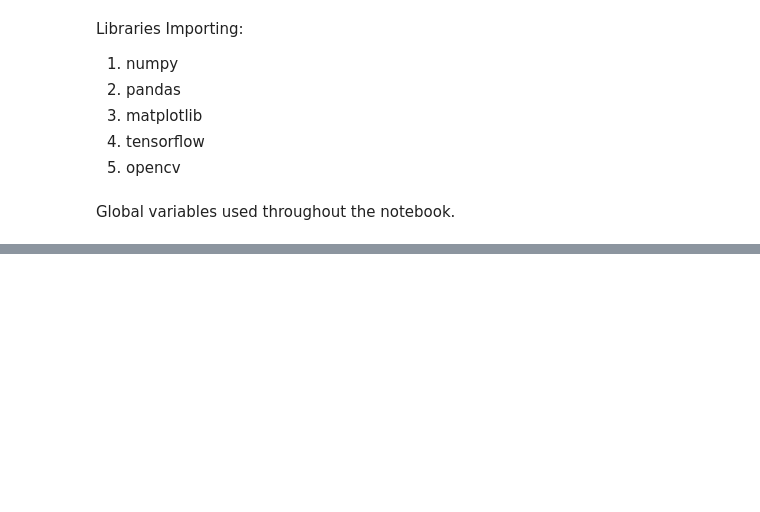
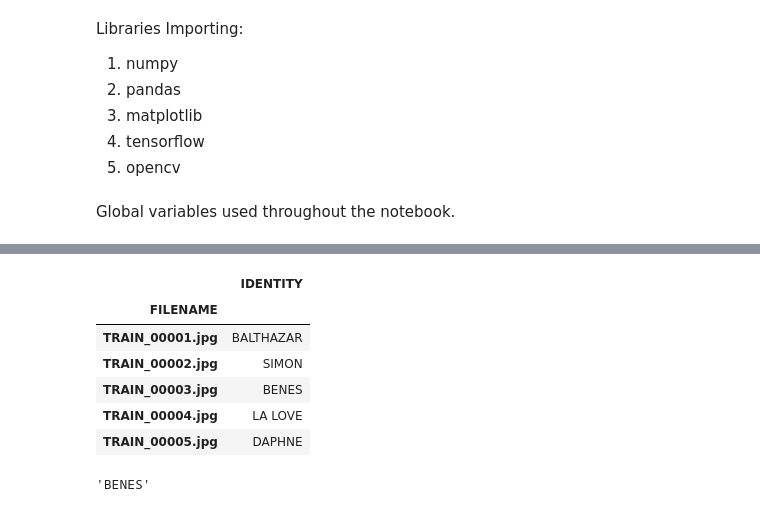
Before and after one commit to Arup3201/OCR-Tensorflow-from-Scratch, a Jupyter notebook: experiments/OCR-Tensorflow.ipynb, the cells around one changed output, grey strips where cells are left out. Saved outputs shown, nothing was run; the diff lists cells and outputs as text; code cells hidden in the pictures; blank space fills up the shorter version.

```diff
--- a/experiments/OCR-Tensorflow.ipynb
+++ b/experiments/OCR-Tensorflow.ipynb
@@ -107,0 +231,16 @@ for file in all_test_files:
+# %%
+train_df = train_df.set_index(INPUT_NAME)
+train_df.head()
+# %% [output]
+|  | IDENTITY |
+| FILENAME |  |
+| TRAIN_00001.jpg | BALTHAZAR |
+| TRAIN_00002.jpg | SIMON |
+| TRAIN_00003.jpg | BENES |
+| TRAIN_00004.jpg | LA LOVE |
+| TRAIN_00005.jpg | DAPHNE |
+# %%
+sample_filename = "TRAIN_00003.jpg"
+train_df.loc[sample_filename][TARGET_NAME]
+# %% [output]
+'BENES'
```
Also changed, not shown: parts of 31 cells of this notebook.
